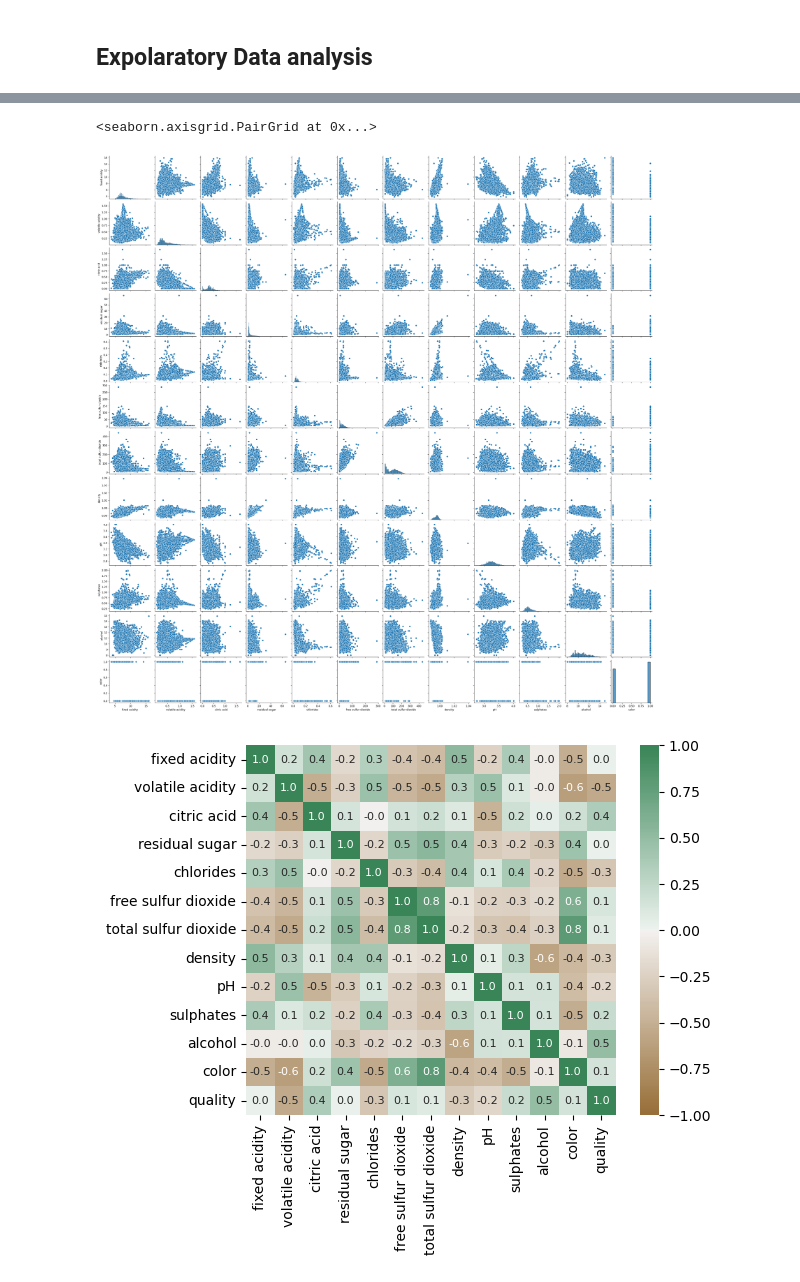
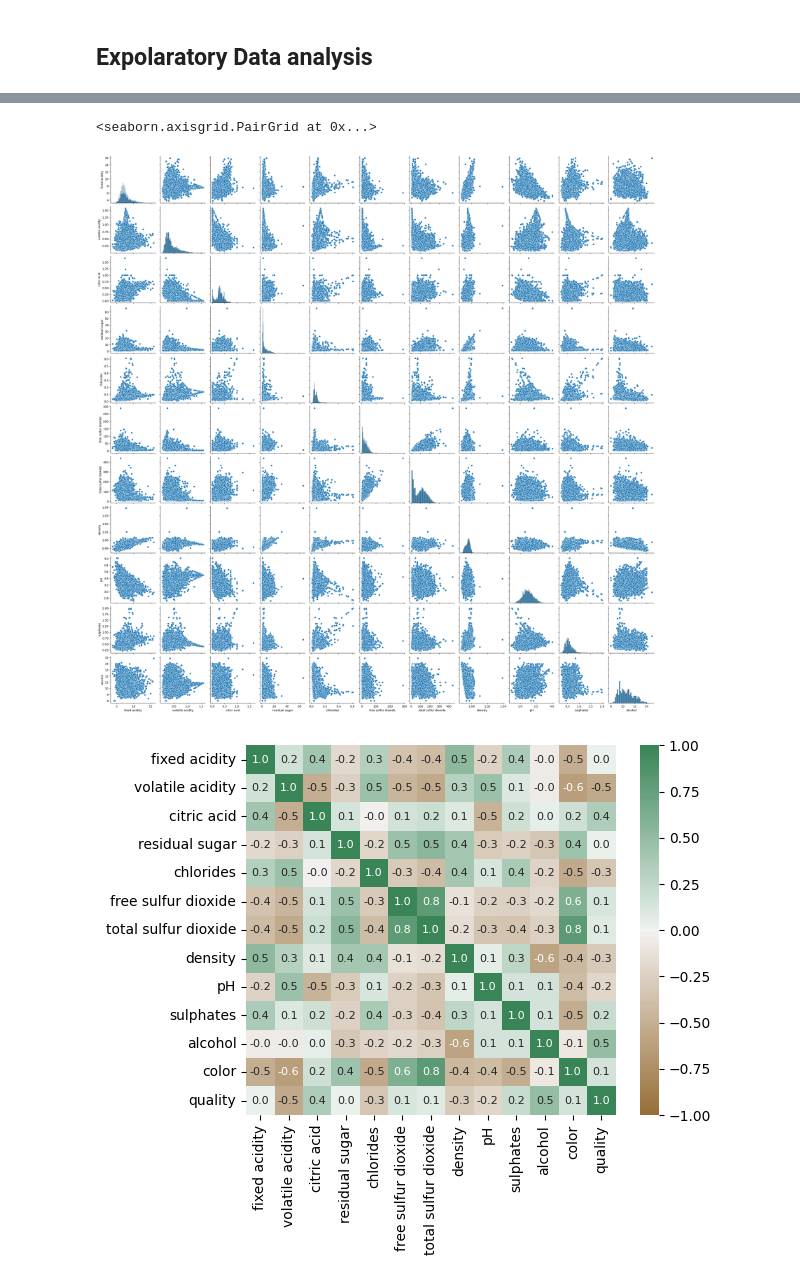
Before and after one commit to maryluuuu/Data-Analytics-Challenge, a Jupyter notebook: gea/oversampl_united.ipynb, the cells around one changed output, grey strips where cells are left out. Saved outputs shown, nothing was run; the diff lists cells and outputs as text; code cells hidden in the pictures.

```diff
--- a/gea/oversampl_united.ipynb
+++ b/gea/oversampl_united.ipynb
@@ -93,8 +93,8 @@ plt.show()
 # %% [output]
 [figure]
 # %%
-sns.pairplot(data.drop(columns= 'quality'))
+sns.pairplot(data.drop(columns=['quality', 'color']))
 # %% [output]
 <seaborn.axisgrid.PairGrid at 0x...>
-[figure, old version]
+[figure, new version]
 # %%
```
Also changed, not shown: parts of 8 cells of this notebook, 1 other file.
